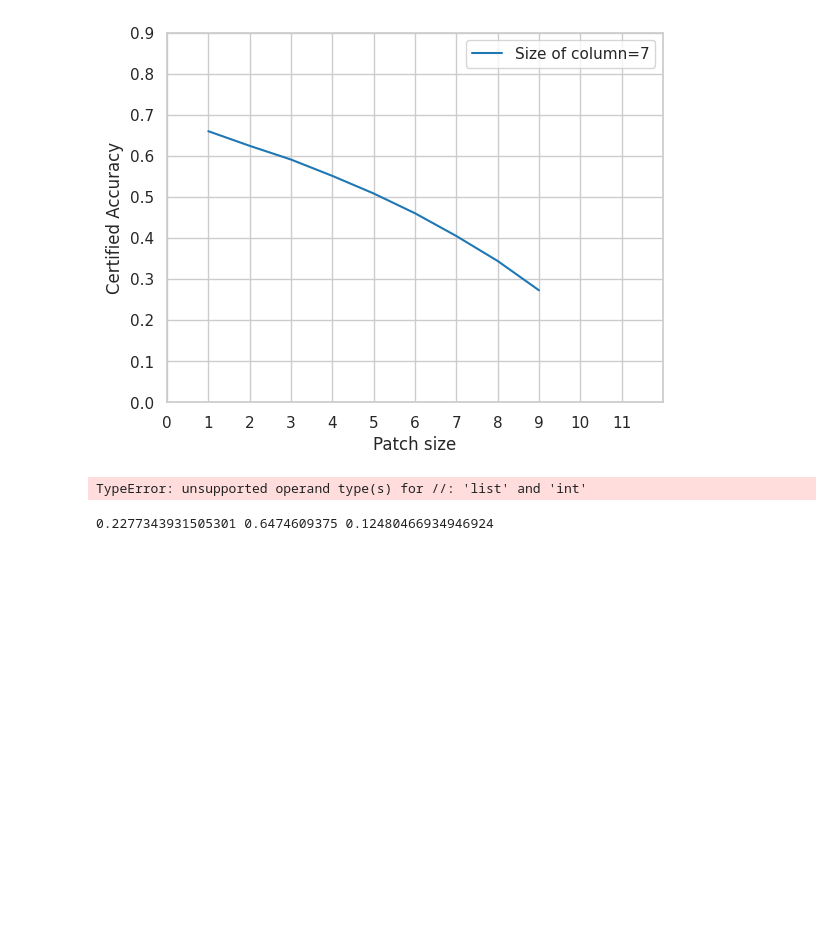
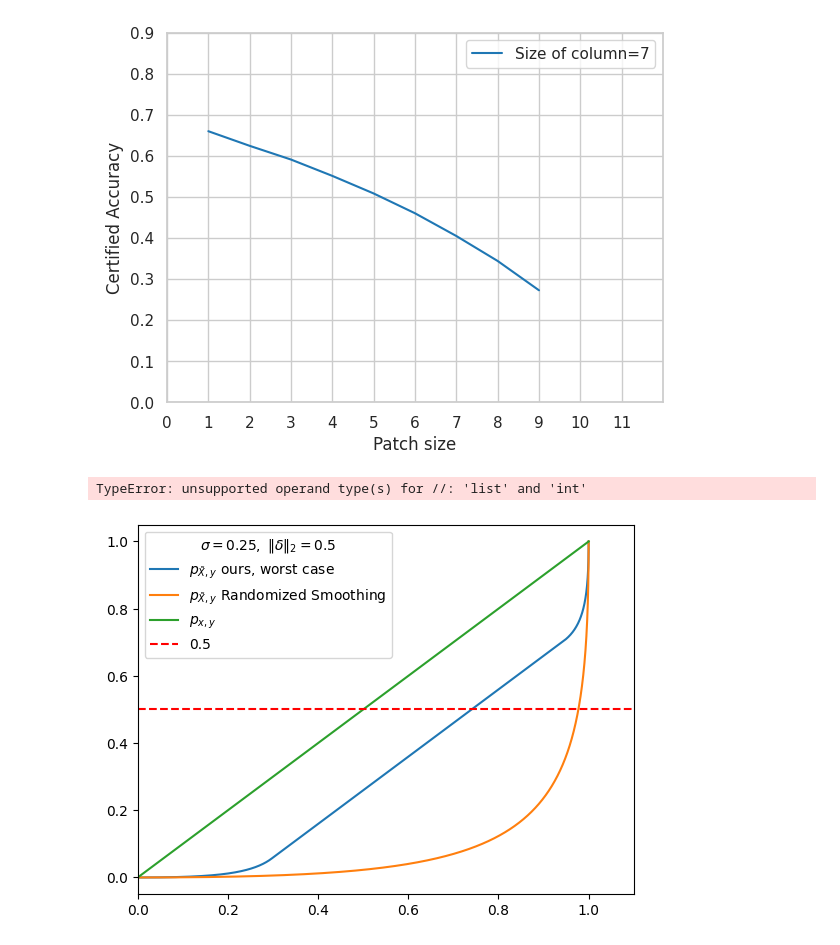
Before and after one commit to try1233/masterthesis, a Jupyter notebook: certification.ipynb, the cells around one changed output. Cells and saved outputs as stored; diff of their text form; code cells hidden in the pictures; blank space fills up the shorter version.

Commit message:
added plots lower bounds

```diff
--- a/certification.ipynb
+++ b/certification.ipynb
@@ -1141,42 +761,74 @@ def ablation_certificate_column(votes, hparams, max = 100):
     #print(radii_multiclass[10])
     return result
 # %%
-from src.utils import prob_func
+from src.utils import *
 import math
 
-def ploting_lines()
+import matplotlib.pyplot as plt
+sticker_size = 5
+block_size = 15
+delta_norm = 0.5
 
-    sticker_size = 5
-    block_size = 15
-    delta_norm = 0.5
-    delta = torch.zeros((1,32,32))
+hparams = {
+ "smoothing_config" : {
+        "mode": "ablation_noise",
+        "smoothing_distribution": "patch_smoothing",
+        "noise_type":"gaussian",
+        "append_indicator": True,
+        "k": 20, #number of ablated pixels
+        "window_size": 15,
+        "std": 0.25,
+        "d": 1024
+    }
+}
+im =torch.zeros((3,32,32))
+def ploting_lines(image, sticker_size,sticker_norm,hparams):
+
+    delta = torch.zeros(image.shape)
     delta[:,0:sticker_size,0:sticker_size] = 1
-    norm_norm =  np.linalg.norm(delta)
-    delta = delta_norm/norm_norm * delta
-    delta_value = delta[:,0,0].item()
-    sigma = 0.5
-    delta_block = min(1,(block_size + sticker_size -1) **2 / (delta.shape[1]*delta.shape[2]))
-    p_x_r1 = prob_func(1,delta, block_size, sigma, sign=1)
+
+    norm_norm = torch.linalg.norm(delta)
+    delta = sticker_norm/norm_norm * delta
+    delta_value = delta[:,0,0].sum().item()
+    window_size = hparams['smoothing_config']['window_size']
+    sigma = hparams['smoothing_config']['std']
+
+    delta_block = min(1,(window_size + sticker_size -1) **2 / (delta.shape[1]*delta.shape[2]))
+    p_x_r1 = prob_func(1,delta, window_size, sigma, sign=1)
     p_x_r2 = 1 - delta_block
-    p_x_r3 = prob_func(1,delta, block_size, sigma, sign=-1)
-    print(p_x_r1, p_x_r2,p_x_r3)
+    p_x_r3 = prob_func(1,delta, window_size, sigma, sign=-1)
+
+
+    x_values =[i/10000 for i in range(10001)]
+    worst_case,old_worst_case = generate_line_worstcases(delta, delta_block ,window_size, sigma)
+    if hparams['smoothing_config']['noise_type']=="gaussian":
+        values_cohen = generate_line_cohen(delta, sigma)
+
+        plt.plot(x_values, worst_case, label=r'$p_{\tilde{X},y}$ ours, worst case')
+        plt.plot(x_values, values_cohen, label=r'$p_{\tilde{X},y}$ Randomized Smoothing')
+    elif  hparams['smoothing_config']['noise_type']=="uniform":
+        values_gamma = generate_line_gamma(delta,delta_value, window_size,sticker_size=sticker_size, gamma = sigma)
+        plt.plot(x_values, old_worst_case, label='$p_{x,y} - \Delta$')
+        plt.plot(x_values, values_gamma, label='ours, uniform noise', color = 'red')
     #values = generate_line(p_x_r1,p_x_r2,p_x_r3, delta, block_size, sigma)
-    worst_case,old_worst_case = generate_line_worstcases(delta, Delta_block ,block_size, sigma)
-    values_gamma = generate_line_gamma(delta,delta_value, block_size,sticker_size=sticker_size, gamma = sigma)
-    values_cohen = generate_line_cohen(delta, sigma)
-    import matplotlib.pyplot as plt#0.05501345274703142 0.9208984375 0.02408, 5-5
-    x_values =np.arange(0,1.0001,0.0001)
+
+
+
+
+
+
 
     plt.plot(x_values, x_values, label='$p_{x,y}$')
     #plt.plot(x_values, values, label='$p_{\tilde{X},y}$ uniform delta distr.')
-    plt.plot(x_values, old_worst_case, label='$p_{x,y} - \Delta$')
-    plt.plot(x_values, values_gamma, label='ours, uniform noise', color = 'red')
-    plt.plot(x_values, values_cohen, label=r'$p_{\tilde{X},y}$ Randomized Smoothing')
-    #plt.plot(x_values, worst_case, label=r'$p_{\tilde{X},y}$ ours, worst case')
+
+
+
+
     plt.axhline(y= 0.5, color='r', linestyle='--', label='0.5')
     plt.xlim(0,1.1)
     plt.legend(title = f'$\sigma={sigma},$ $\|\delta\|_2={delta_norm}$')
     plt.savefig('lower_bounds_patch.png')
     plt.show()
+ploting_lines(im,sticker_size,delta_norm,hparams)
 # %% [output]
-0.2277343931505301 0.6474609375 0.12480466934946924
+[figure, added]
```
Also changed, not shown: parts of 11 cells of this notebook, 3 other files.
